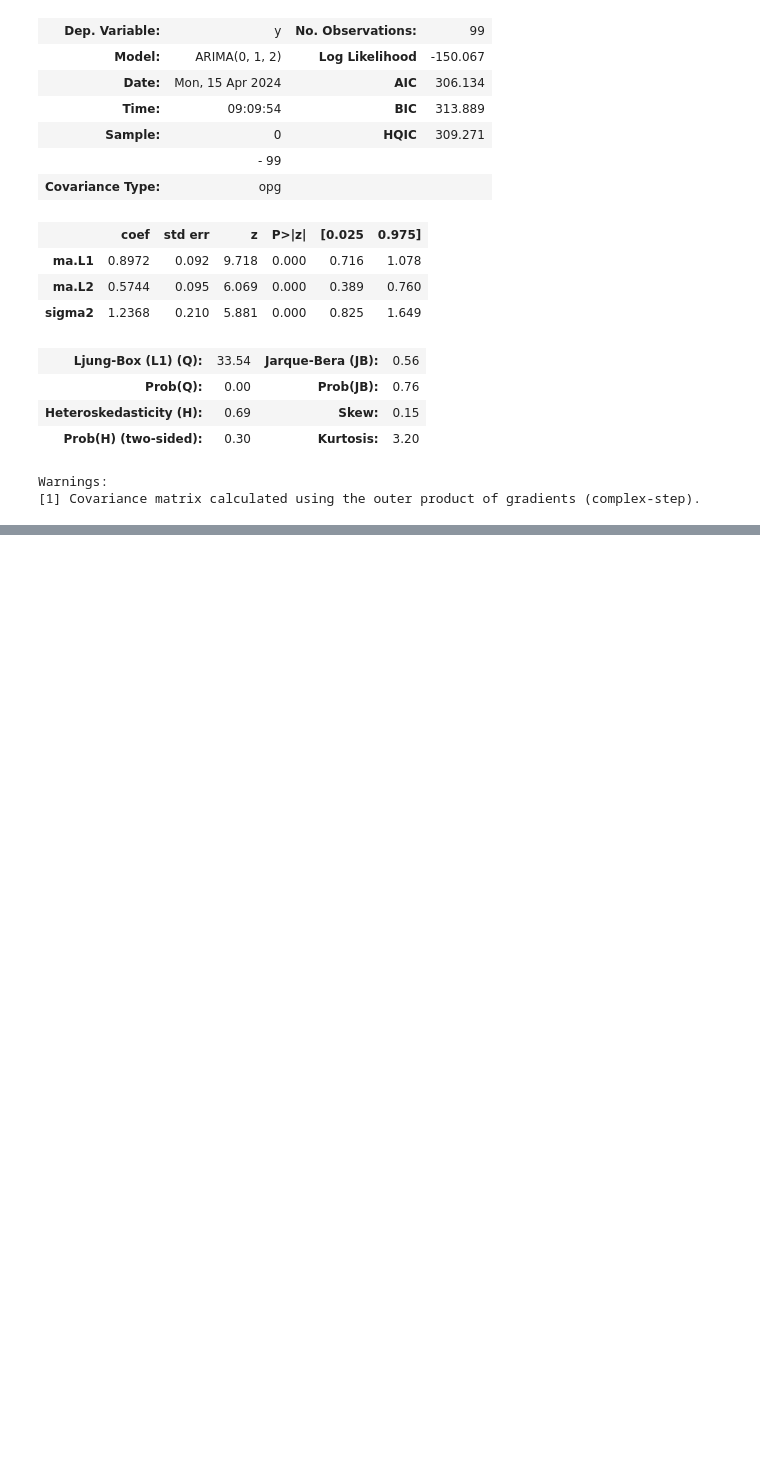
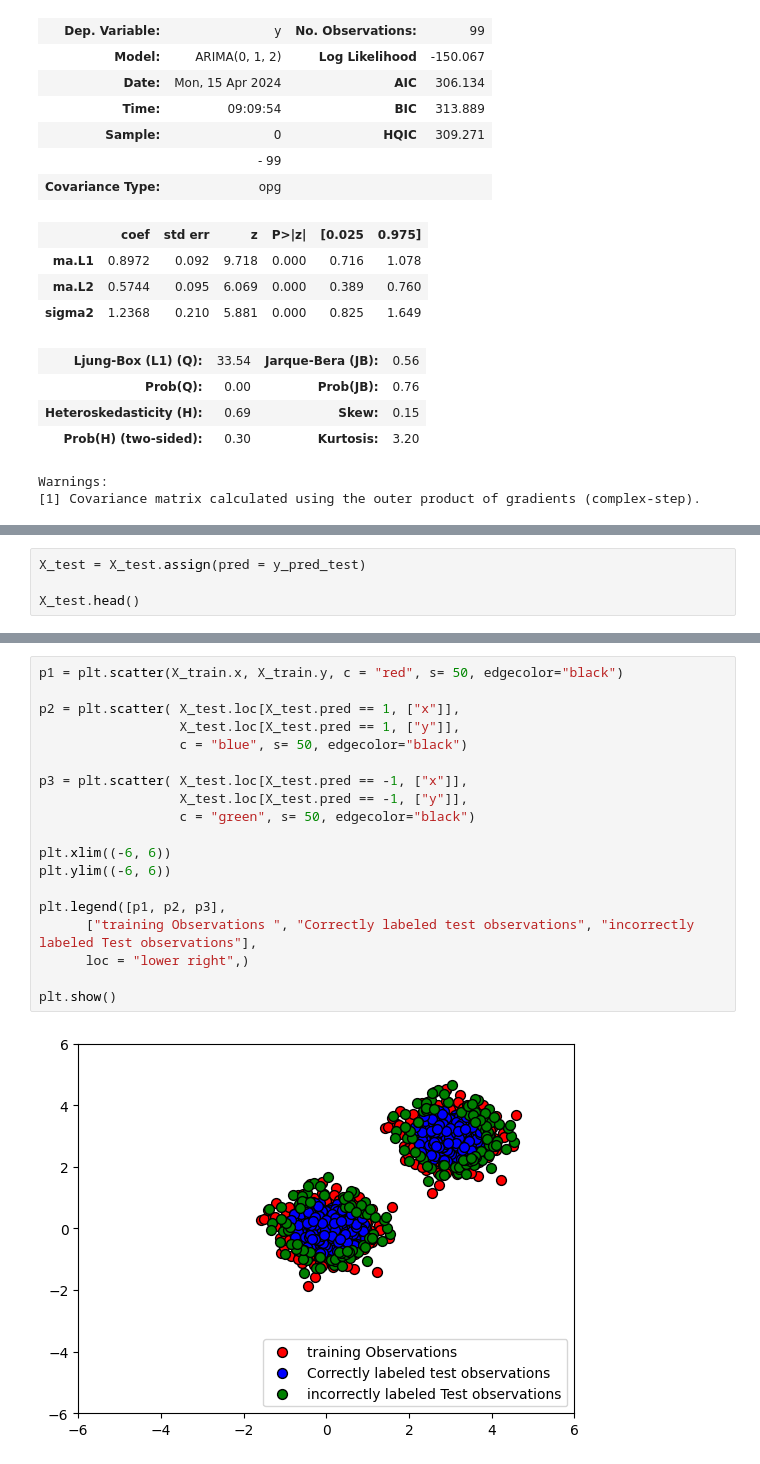
Before and after one commit to 1jomonjose/Security-AI-ML-Training, a Jupyter notebook: Day1_Cybersecurity.ipynb, the cells around one changed output, grey strips where cells are left out. Drawn from its saved outputs; the diff is of its cells as text; blank space fills up the shorter version.

```diff
--- a/Day1_Cybersecurity.ipynb
+++ b/Day1_Cybersecurity.ipynb
@@ -69,0 +187,4 @@ Warnings:
+# %%
+X_test = X_test.assign(pred = y_pred_test)
+
+X_test.head()
@@ -69,0 +198,21 @@ Warnings:
+# %%
+p1 = plt.scatter(X_train.x, X_train.y, c = "red", s= 50, edgecolor="black")
+
+p2 = plt.scatter( X_test.loc[X_test.pred == 1, ["x"]],
+                  X_test.loc[X_test.pred == 1, ["y"]],
+                  c = "blue", s= 50, edgecolor="black")
+
+p3 = plt.scatter( X_test.loc[X_test.pred == -1, ["x"]],
+                  X_test.loc[X_test.pred == -1, ["y"]],
+                  c = "green", s= 50, edgecolor="black")
+
+plt.xlim((-6, 6))
+plt.ylim((-6, 6))
+
+plt.legend([p1, p2, p3],
+      ["training Observations ", "Correctly labeled test observations", "incorrectly labeled Test observations"],
+      loc = "lower right",)
+
+plt.show()
+# %% [output]
+[figure, added]
```
Also changed, not shown: parts of 10 cells of this notebook.
